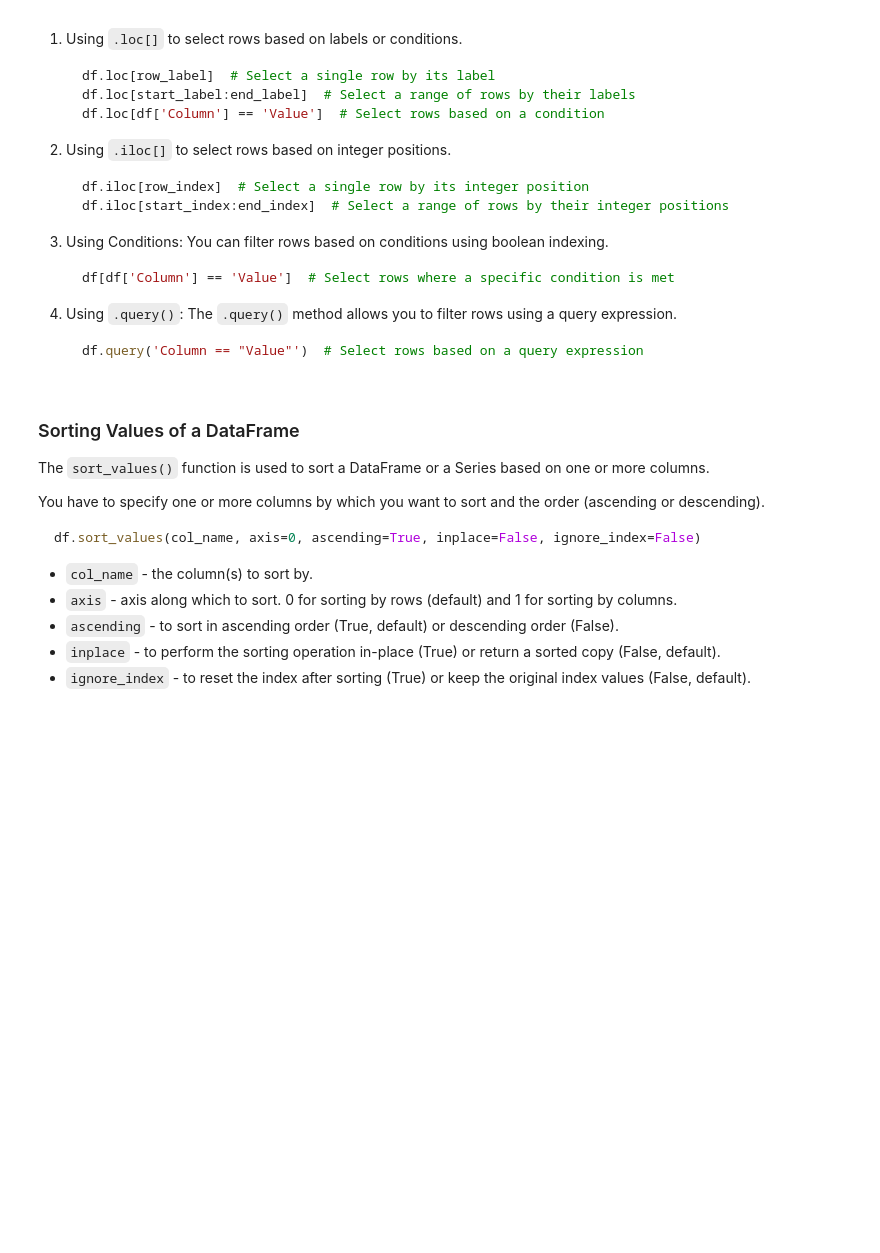
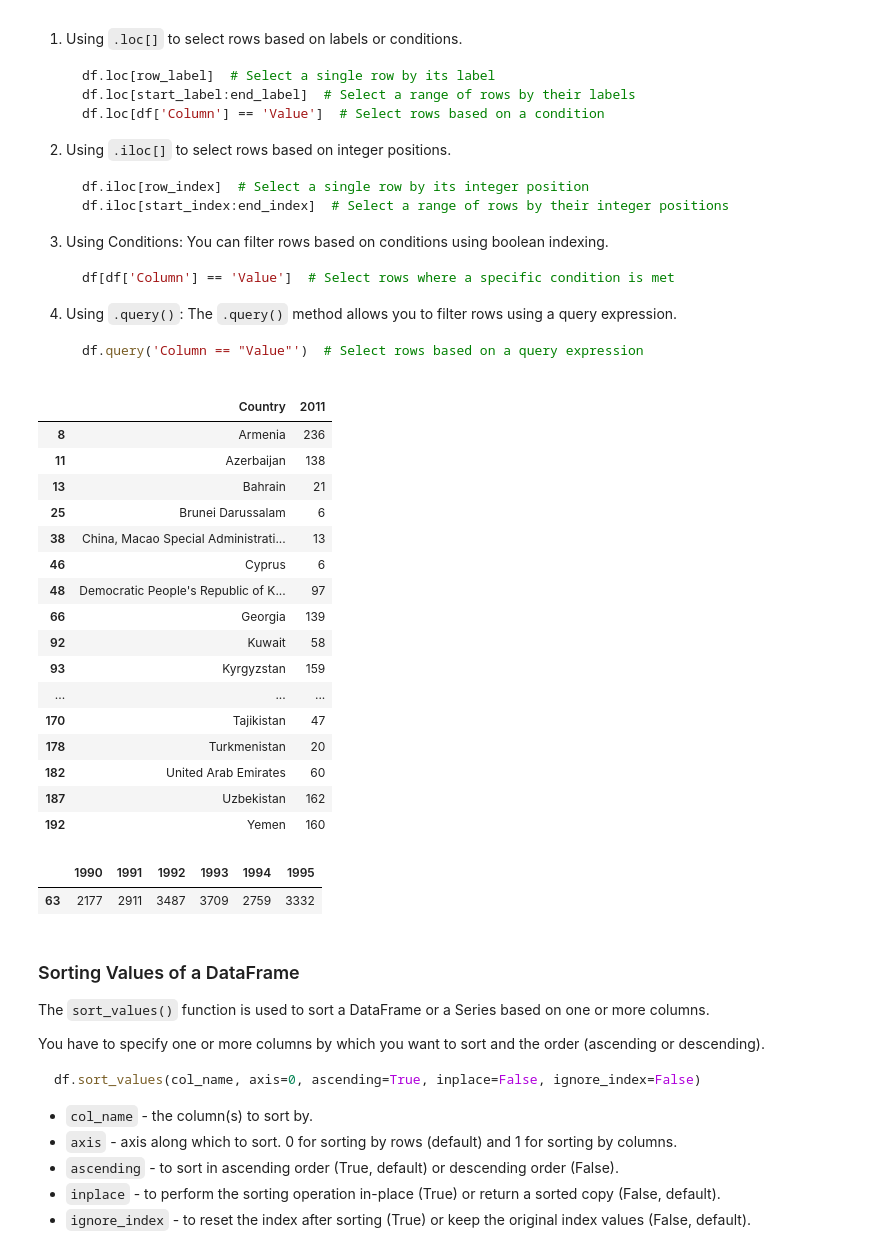
Before and after one commit to clementdumet/dm_web2026, a Jupyter notebook: 03_pandas01/02-pandas.ipynb, the cells around one changed output. Cells and saved outputs as stored; diff of their text form; code cells hidden in the pictures; blank space fills up the shorter version.

```diff
--- a/03_pandas01/02-pandas.ipynb
+++ b/03_pandas01/02-pandas.ipynb
@@ -222,7 +246,10 @@ But there are 33 years!!! So let's be smart and create a function for that.
 # TODO: Finish the function below to create a list with all the years we have in the dataset.
 # Note: the years are integers
 def create_list():
-    pass  # Remove that when completing the function
+    years = []
+    for column in range(4, len(df.columns)-1):
+        years.append(df.columns[column])
+    return years
 
 
 year_columns = create_list()
@@ -297,14 +372,43 @@ We can also select rows. There are different ways to do that:
 # %%
 # Let's do it together!
 # 1. How can we select the line of Japan?
+df[df['Country'] == 'Japan']
 # 2. How can we select the countries from Asia?
+df[df['Continent'] == 'Asia']
 # 3. How can we select the countries from Asia that have fewer than 5K immigrants to Canada?
+df[(df['Continent'] == 'Asia') & (df["Total"] < 5000)]
 # 4. How can we select the row of 2011 for the countries from Asia that have fewer than 5k immigrants?
+df.loc[(df['Continent'] == 'Asia') & (df["Total"] < 5000), ["Country", 2011]]
+# %% [output]
+|  | Country | 2011 |
+| 8 | Armenia | 236 |
+| 11 | Azerbaijan | 138 |
+| 13 | Bahrain | 21 |
+| 25 | Brunei Darussalam | 6 |
+| 38 | China, Macao Special Administrati... | 13 |
+| 46 | Cyprus | 6 |
+| 48 | Democratic People's Republic of K... | 97 |
+| 66 | Georgia | 139 |
+| 92 | Kuwait | 58 |
+| 93 | Kyrgyzstan | 159 |
+| ... | ... | ... |
+| 170 | Tajikistan | 47 |
+| 178 | Turkmenistan | 20 |
+| 182 | United Arab Emirates | 60 |
+| 187 | Uzbekistan | 162 |
+| 192 | Yemen | 160 |
 # %%
 # TODO: Using .loc[], Check the number of immigrants from France for the following scenarios:
 # 1. The full row data (all columns)
+df.loc[df['Country'] == 'France']
 # 2. For year 2000
+df.loc[df['Country'] == 'France', 2000]
+
 # 3. For years 1990 to 1995
+df.loc[df['Country'] == 'France', 1990:1995]
+# %% [output]
+|  | 1990 | 1991 | 1992 | 1993 | 1994 | 1995 |
+| 63 | 2177 | 2911 | 3487 | 3709 | 2759 | 3332 |
 # %%
 # TODO: Check the data from Europe for two different regions: Western and Southern.
 
```
Also changed, not shown: parts of 8 cells of this notebook.
